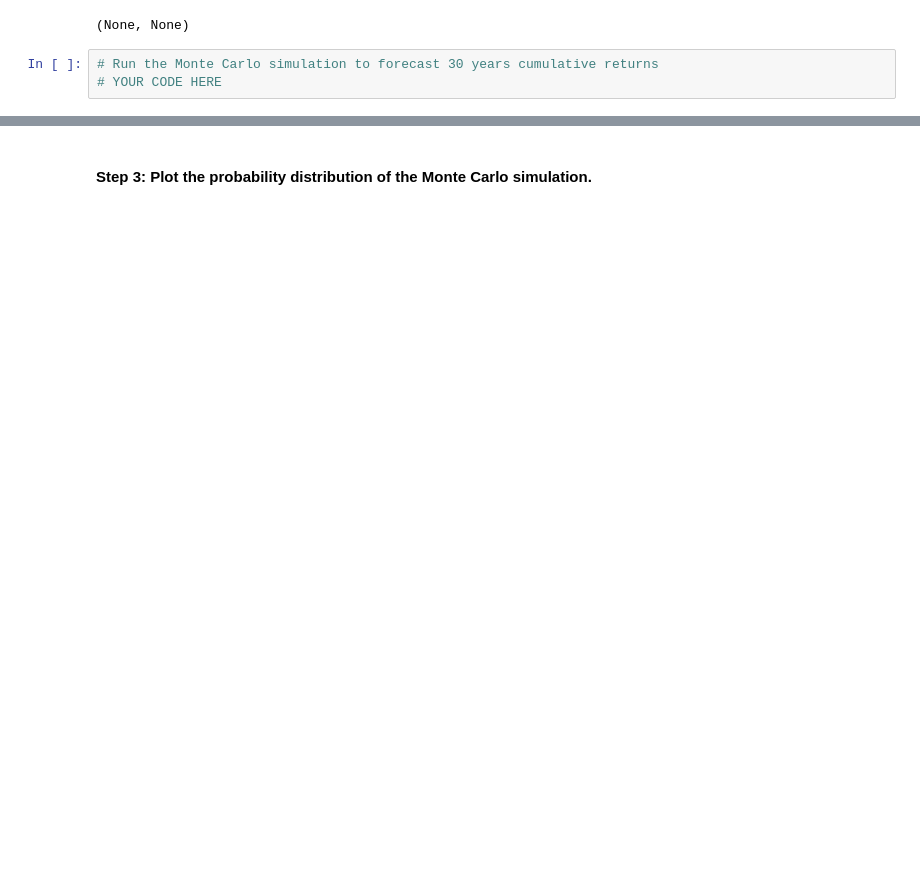
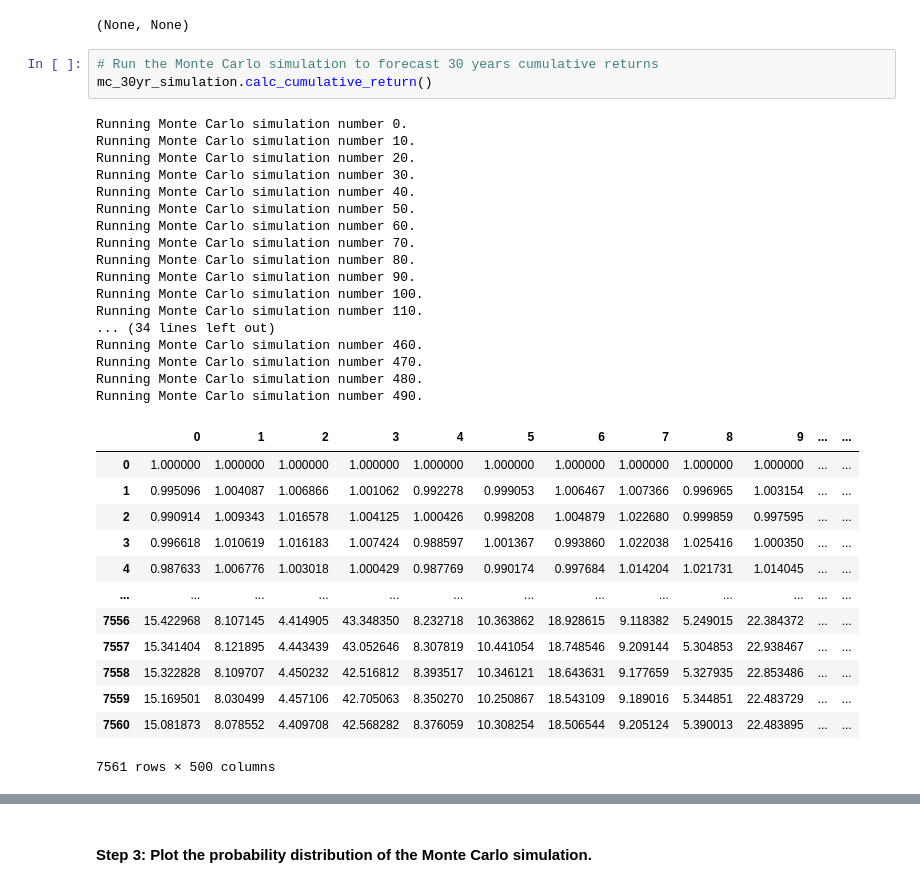
Before and after one commit to cannabbeers/05_financial_planner_prototype, a Jupyter notebook: financial_planning_tools.ipynb, the cells around one changed output, grey strips where cells are left out. Cells and saved outputs as stored; diff of their text form; blank space fills up the shorter version.

```diff
--- a/financial_planning_tools.ipynb
+++ b/financial_planning_tools.ipynb
@@ -652,7 +652,38 @@ display(mc_30yr_simulation.portfolio_data.head()), display(mc_30yr_simulation.po
 (None, None)
 # %%
 # Run the Monte Carlo simulation to forecast 30 years cumulative returns
-# YOUR CODE HERE
+mc_30yr_simulation.calc_cumulative_return()
+# %% [output]
+Running Monte Carlo simulation number 0.
+Running Monte Carlo simulation number 10.
+Running Monte Carlo simulation number 20.
+Running Monte Carlo simulation number 30.
+Running Monte Carlo simulation number 40.
+Running Monte Carlo simulation number 50.
+Running Monte Carlo simulation number 60.
+Running Monte Carlo simulation number 70.
+Running Monte Carlo simulation number 80.
+Running Monte Carlo simulation number 90.
+Running Monte Carlo simulation number 100.
+Running Monte Carlo simulation number 110.
+... (34 lines left out)
+Running Monte Carlo simulation number 460.
+Running Monte Carlo simulation number 470.
+Running Monte Carlo simulation number 480.
+Running Monte Carlo simulation number 490.
+|  | 0 | 1 | 2 | 3 | 4 | 5 | 6 | 7 | 8 | 9 | ... | ... |
+| 0 | 1.000000 | 1.000000 | 1.000000 | 1.000000 | 1.000000 | 1.000000 | 1.000000 | 1.000000 | 1.000000 | 1.000000 | ... | ... |
+| 1 | 0.995096 | 1.004087 | 1.006866 | 1.001062 | 0.992278 | 0.999053 | 1.006467 | 1.007366 | 0.996965 | 1.003154 | ... | ... |
+| 2 | 0.990914 | 1.009343 | 1.016578 | 1.004125 | 1.000426 | 0.998208 | 1.004879 | 1.022680 | 0.999859 | 0.997595 | ... | ... |
+| 3 | 0.996618 | 1.010619 | 1.016183 | 1.007424 | 0.988597 | 1.001367 | 0.993860 | 1.022038 | 1.025416 | 1.000350 | ... | ... |
+| 4 | 0.987633 | 1.006776 | 1.003018 | 1.000429 | 0.987769 | 0.990174 | 0.997684 | 1.014204 | 1.021731 | 1.014045 | ... | ... |
+| ... | ... | ... | ... | ... | ... | ... | ... | ... | ... | ... | ... | ... |
+| 7556 | 15.422968 | 8.107145 | 4.414905 | 43.348350 | 8.232718 | 10.363862 | 18.928615 | 9.118382 | 5.249015 | 22.384372 | ... | ... |
+| 7557 | 15.341404 | 8.121895 | 4.443439 | 43.052646 | 8.307819 | 10.441054 | 18.748546 | 9.209144 | 5.304853 | 22.938467 | ... | ... |
+| 7558 | 15.322828 | 8.109707 | 4.450232 | 42.516812 | 8.393517 | 10.346121 | 18.643631 | 9.177659 | 5.327935 | 22.853486 | ... | ... |
+| 7559 | 15.169501 | 8.030499 | 4.457106 | 42.705063 | 8.350270 | 10.250867 | 18.543109 | 9.189016 | 5.344851 | 22.483729 | ... | ... |
+| 7560 | 15.081873 | 8.078552 | 4.409708 | 42.568282 | 8.376059 | 10.308254 | 18.506544 | 9.205124 | 5.390013 | 22.483895 | ... | ... |
+7561 rows × 500 columns
 # %%
 # Visualize the 30-year Monte Carlo simulation by creating an
 # overlay line plot
```
Also changed, not shown: parts of 15 cells of this notebook.
